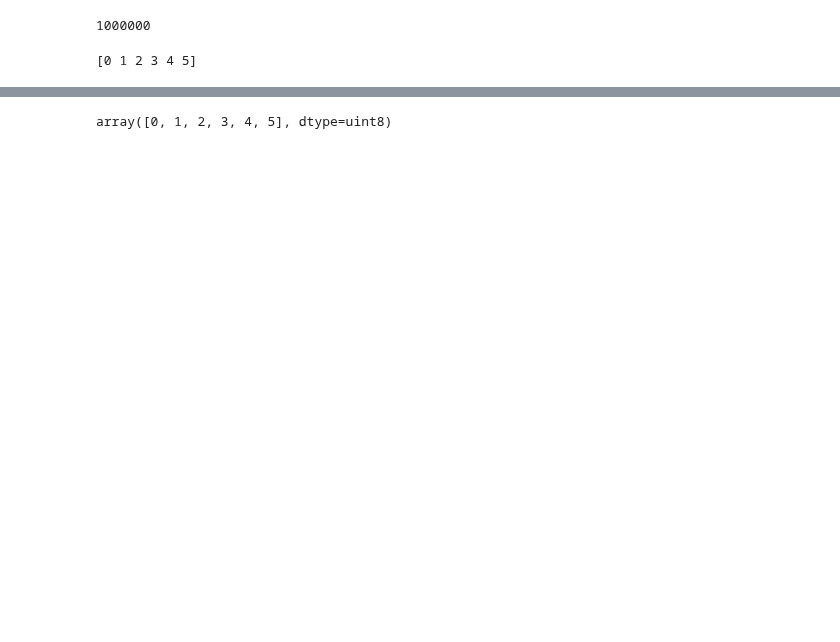
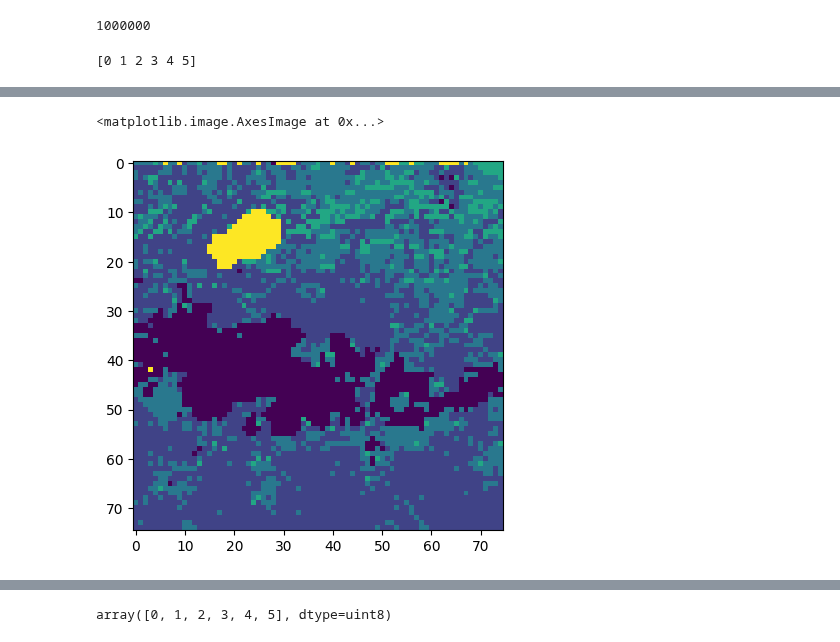
Before and after one commit to jonasroy/SVM_THESIS_PROJECT, a Jupyter notebook: Model/Model_Tree3.ipynb, the cells around one changed output, grey strips where cells are left out. Cells and saved outputs as stored; diff of their text form; code cells hidden in the pictures; blank space fills up the shorter version.

```diff
--- a/Model/Model_Tree3.ipynb
+++ b/Model/Model_Tree3.ipynb
@@ -393,2 +432,7 @@ print(classesInLabels(y))
+# %%
+plt.imshow(pl.reshape((75,75)))
+# %% [output]
+<matplotlib.image.AxesImage at 0x...>
+[figure, added]
 # %%
 # 1) Spruce, 2) Pine , 3) Decidous (leaf), 4) Water, 5) Clouds, and 0) other
```
Also changed, not shown: parts of 10 cells of this notebook, 1 other file.
